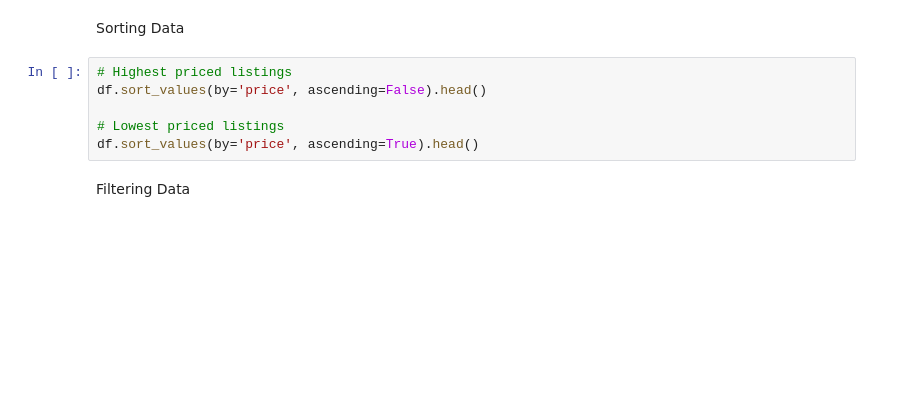
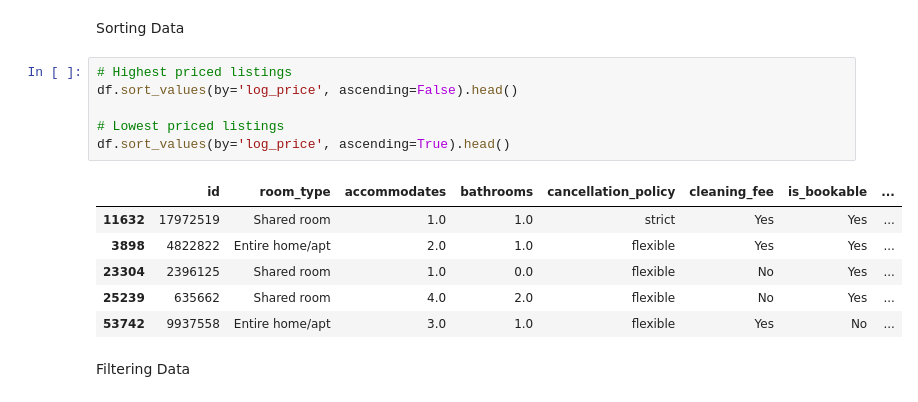
Before and after one commit to EverlineChea/Data-science---AirBnb-prediction, a Jupyter notebook: Class_AirBnB.ipynb, the cells around one changed output. Drawn from its saved outputs; the diff is of its cells as text; blank space fills up the shorter version.

```diff
--- a/Class_AirBnB.ipynb
+++ b/Class_AirBnB.ipynb
@@ -85,10 +189,17 @@ df.groupby('neighbourhood')['id'].count()
 Sorting Data
 # %%
 # Highest priced listings
-df.sort_values(by='price', ascending=False).head()
+df.sort_values(by='log_price', ascending=False).head()
 
 # Lowest priced listings
-df.sort_values(by='price', ascending=True).head()
+df.sort_values(by='log_price', ascending=True).head()
+# %% [output]
+|  | id | room_type | accommodates | bathrooms | cancellation_policy | cleaning_fee | is_bookable | ... |
+| 11632 | 17972519 | Shared room | 1.0 | 1.0 | strict | Yes | Yes | ... |
+| 3898 | 4822822 | Entire home/apt | 2.0 | 1.0 | flexible | Yes | Yes | ... |
+| 23304 | 2396125 | Shared room | 1.0 | 0.0 | flexible | No | Yes | ... |
+| 25239 | 635662 | Shared room | 4.0 | 2.0 | flexible | No | Yes | ... |
+| 53742 | 9937558 | Entire home/apt | 3.0 | 1.0 | flexible | Yes | No | ... |
 # %% [markdown]
 Filtering Data
 # %%
```
Also changed, not shown: parts of 13 cells of this notebook.
